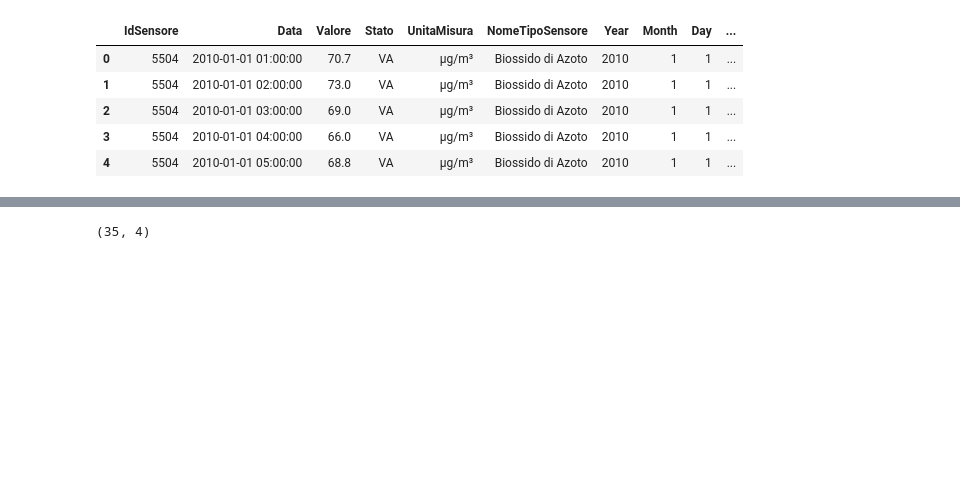
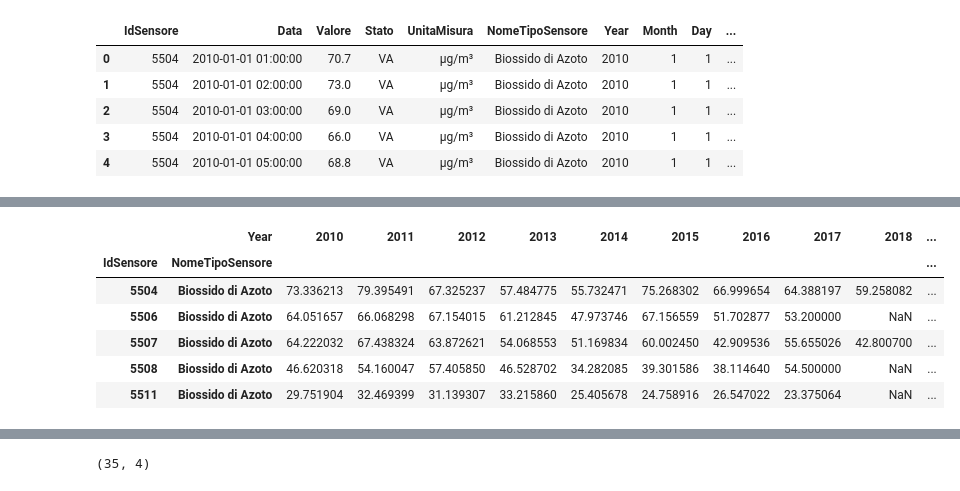
Before and after one commit to LGpolimi/HHE_DSLAB_project_AA2324, a Jupyter notebook: air_pollution_notebook.ipynb, the cells around one changed output, grey strips where cells are left out. Saved outputs shown, nothing was run; the diff lists cells and outputs as text; code cells hidden in the pictures; blank space fills up the shorter version.

```diff
--- a/air_pollution_notebook.ipynb
+++ b/air_pollution_notebook.ipynb
@@ -315,3 +338,15 @@ y_average.head()
+# %%
+## for each IdSensore make a column for every year with its respective YearlyAverage
+y_average = y_average.pivot_table(index=['IdSensore', 'NomeTipoSensore'], columns='Year', values='YearlyAverage')
+y_average.head()
+# %% [output]
+|  | Year | 2010 | 2011 | 2012 | 2013 | 2014 | 2015 | 2016 | 2017 | 2018 | ... |
+| IdSensore | NomeTipoSensore |  |  |  |  |  |  |  |  |  | ... |
+| 5504 | Biossido di Azoto | 73.336213 | 79.395491 | 67.325237 | 57.484775 | 55.732471 | 75.268302 | 66.999654 | 64.388197 | 59.258082 | ... |
+| 5506 | Biossido di Azoto | 64.051657 | 66.068298 | 67.154015 | 61.212845 | 47.973746 | 67.156559 | 51.702877 | 53.200000 | NaN | ... |
+| 5507 | Biossido di Azoto | 64.222032 | 67.438324 | 63.872621 | 54.068553 | 51.169834 | 60.002450 | 42.909536 | 55.655026 | 42.800700 | ... |
+| 5508 | Biossido di Azoto | 46.620318 | 54.160047 | 57.405850 | 46.528702 | 34.282085 | 39.301586 | 38.114640 | 54.500000 | NaN | ... |
+| 5511 | Biossido di Azoto | 29.751904 | 32.469399 | 31.139307 | 33.215860 | 25.405678 | 24.758916 | 26.547022 | 23.375064 | NaN | ... |
 # %%
 y_average_2015=y_average[y_average['Year']==2015]
 y_average_2015.head()
```
Also changed, not shown: parts of 25 cells of this notebook.
